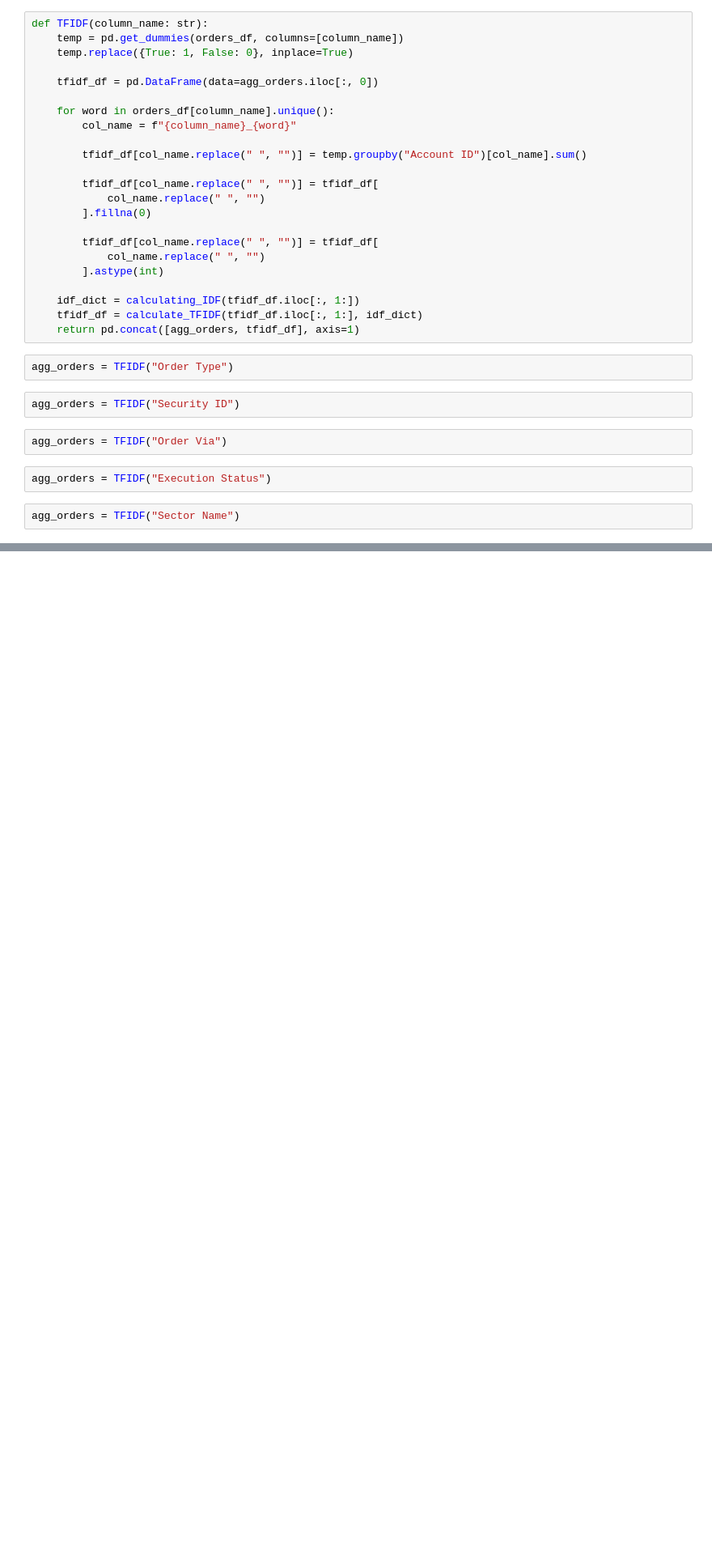
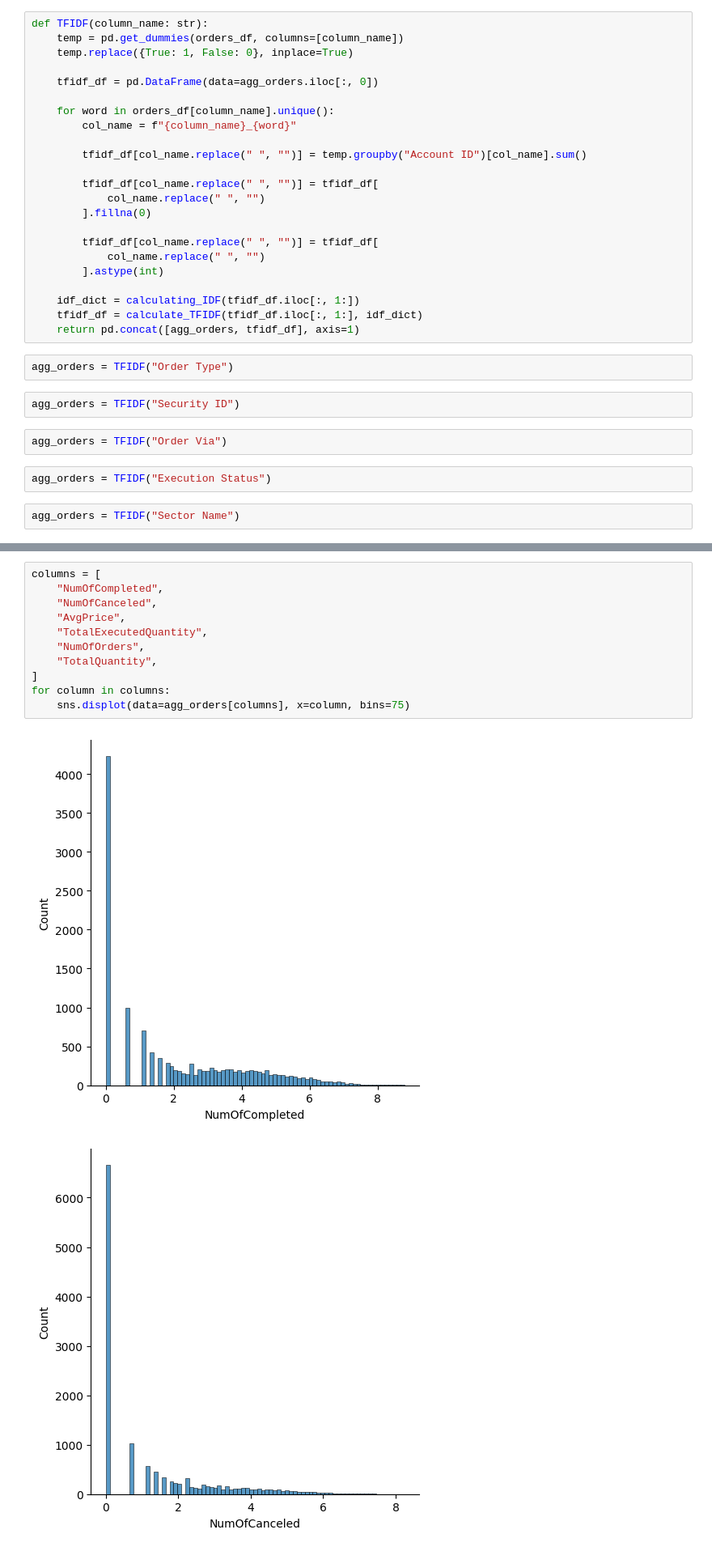
Before and after one commit to useframi1/SU-EFG, a Jupyter notebook: data-processing-script.ipynb, the cells around one changed output, grey strips where cells are left out. Shown at 81% size. Saved outputs shown, nothing was run; the diff lists cells and outputs as text; blank space fills up the shorter version.

```diff
--- a/data-processing-script.ipynb
+++ b/data-processing-script.ipynb
@@ -198,0 +329,14 @@ agg_orders.head()
+# %%
+columns = [
+    "NumOfCompleted",
+    "NumOfCanceled",
+    "AvgPrice",
+    "TotalExecutedQuantity",
+    "NumOfOrders",
+    "TotalQuantity",
+]
+for column in columns:
+    sns.displot(data=agg_orders[columns], x=column, bins=75)
+# %% [output]
+[figure, added]
+[figure, added]
```
Also changed, not shown: parts of 41 cells of this notebook, 1 other file.
